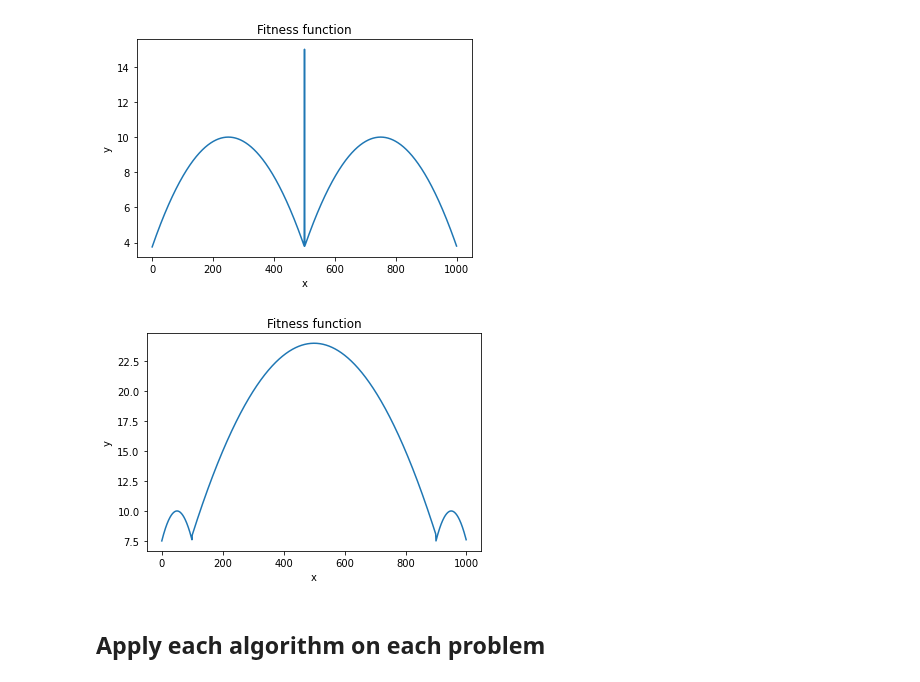
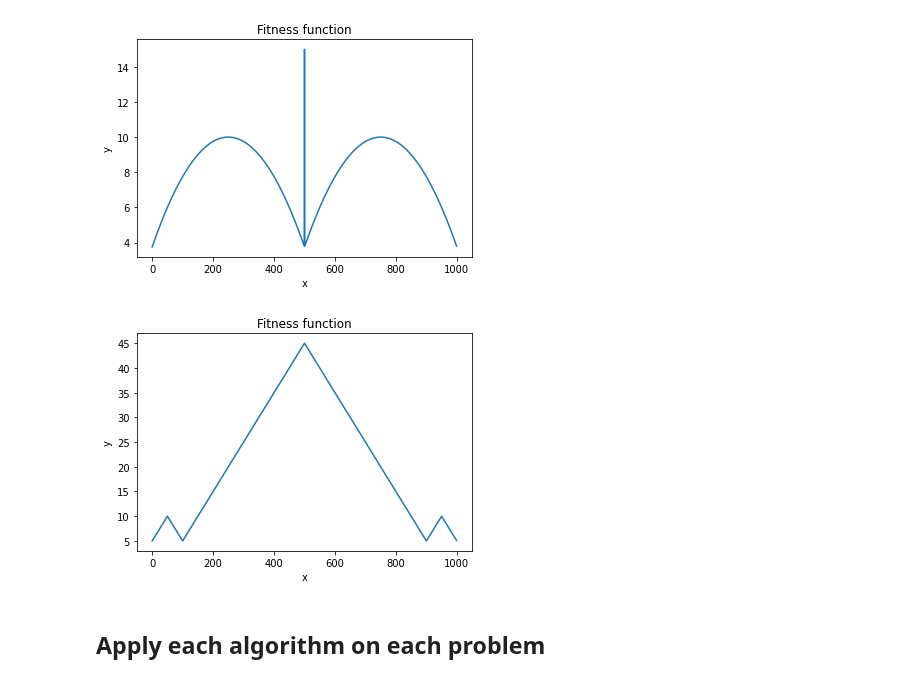
Before and after one commit to yujing1004/cs7641, a Jupyter notebook: assignment2/randomized_optimization.ipynb, the cells around one changed output. Cells and saved outputs as stored; diff of their text form; code cells hidden in the pictures.

```diff
--- a/assignment2/randomized_optimization.ipynb
+++ b/assignment2/randomized_optimization.ipynb
@@ -51,23 +51,23 @@ plot_fitness_function(f1)
 # %%
 # Problem 2: Wide Basin Global Peak
 def f2(x):
     """
     Fitness must be non-negative, as mlrose evaluates probability simply as fitness/sum(fitness in population)
     """
     if isinstance(x, np.ndarray):  # For compatibility with (one-element) state vector in mlrose
         assert x.shape == (1,)
         x = x[0]
     assert 0 <= x < 1000
     if 0 <= x < 100:
-        return 10 - (x - 50) ** 2 / 1000
+        return 10 - abs(x - 50) / 10
     elif x < 900:
-        return 24 - (x - 500) ** 2 / 10000
+        return 45 - abs(x - 500) / 10
     else:
-        return 10 - (x - 950) ** 2 / 1000
+        return 10 - abs(x - 950) / 10
 
 plot_fitness_function(f2)
 # %% [output]
-[figure, old version]
+[figure, new version]
 # %%
 # Problem 3: 0-1 Knapsack Problem
 # Reference: https://mlrose.readthedocs.io/en/stable/source/fitness.html#mlrose.fitness.Knapsack
```
Also changed, not shown: parts of 5 cells of this notebook, 1 other file.
